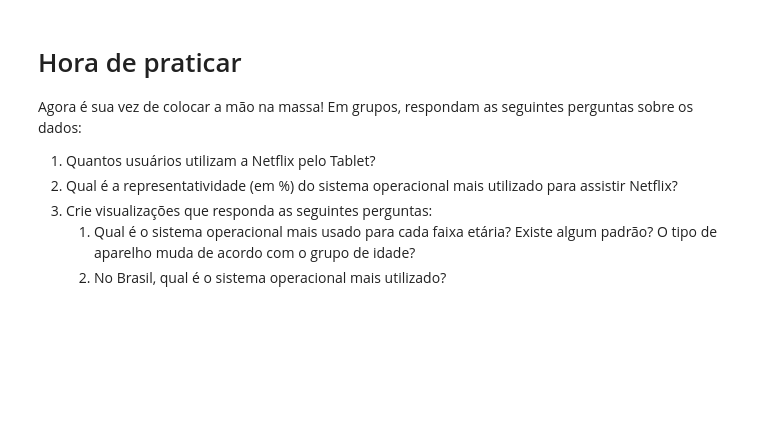
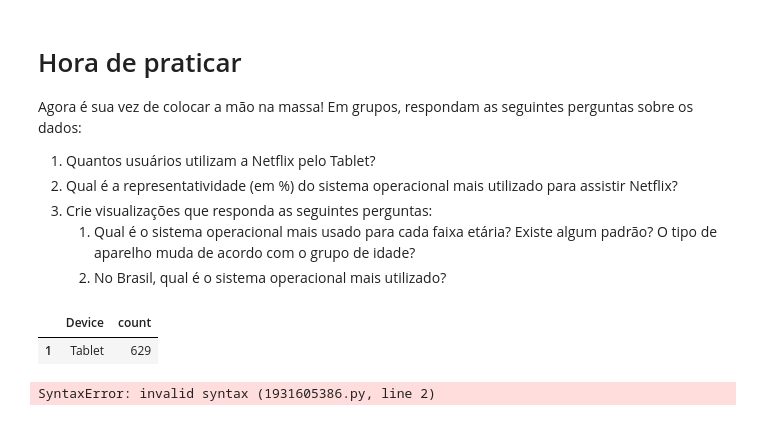
Before and after one commit to reprograma/on26-python-s14-analise-de-dados, a Jupyter notebook: material/aula_s14_parte1.ipynb, the cells around one changed output. Cells and saved outputs as stored; diff of their text form; code cells hidden in the pictures; blank space fills up the shorter version.

```diff
--- a/material/aula_s14_parte1.ipynb
+++ b/material/aula_s14_parte1.ipynb
@@ -348,3 +629,18 @@ Agora é sua vez de colocar a mão na massa! Em grupos, respondam as seguintes p
 3. Crie visualizações que responda as seguintes perguntas:
     1. Qual é o sistema operacional mais usado para cada faixa etária? Existe algum padrão? O tipo de aparelho muda de acordo com o grupo de idade?
     2. No Brasil, qual é o sistema operacional mais utilizado?
+# %%
+#quantos usuarios utilizam pelo tablet?
+
+# Utilizando a função value_counts() conseguimos ter uma ideia de qual é a assinatura mais comum, porém, em números absolutos
+# é dificil entender a proporção entre os 3 planos.
+tablet = df_netflix["Device"].value_counts().reset_index()
+tablet[tablet['Device']== 'Tablet']
+# %% [output]
+|  | Device | count |
+| 1 | Tablet | 629 |
+# %%
+#qual a representatividade(%) por sistema operacional + utilizado para assitir?
+df_netflix['Device'].value_counts(normalize=)
+# %% [output]
+SyntaxError: invalid syntax (1931605386.py, line 2)
```
Also changed, not shown: parts of 27 cells of this notebook, 16 other files.
